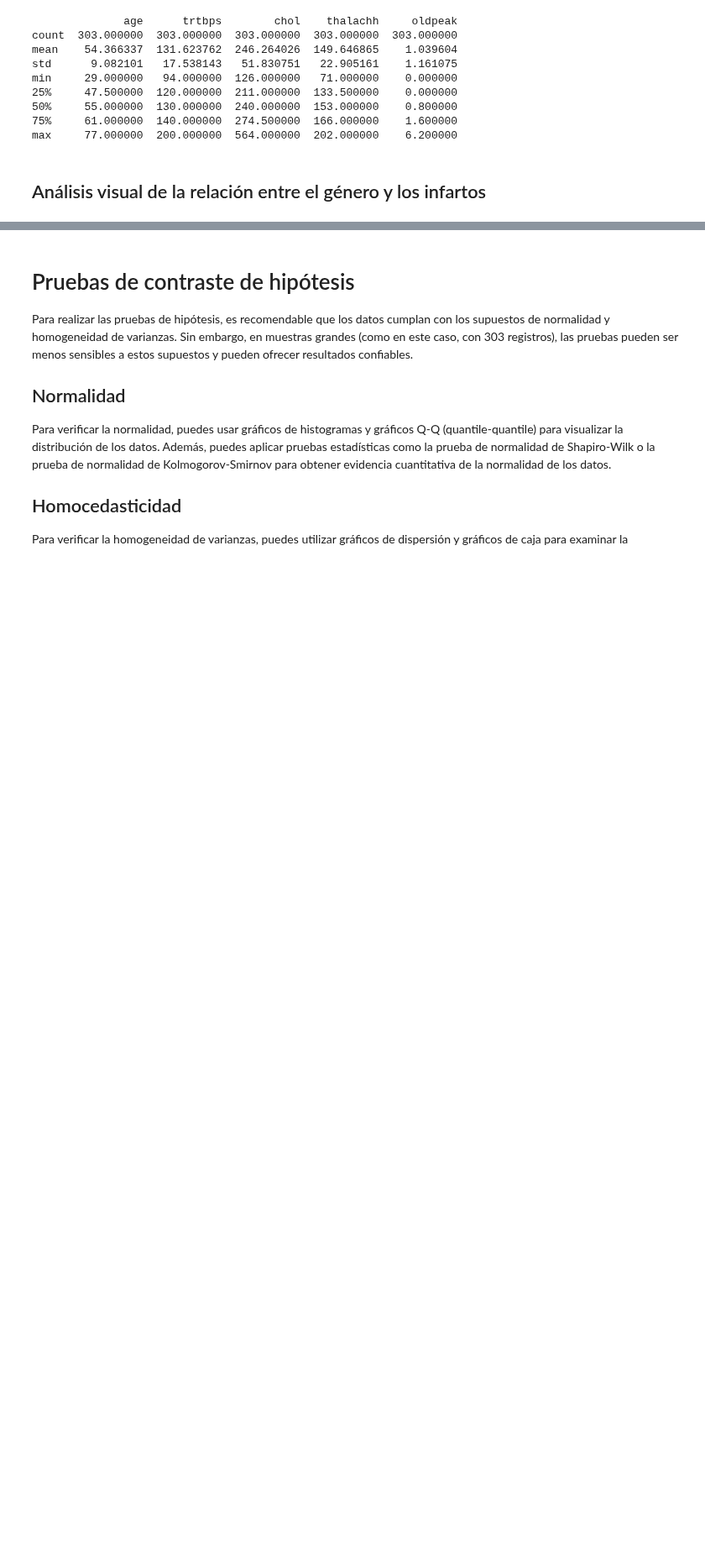
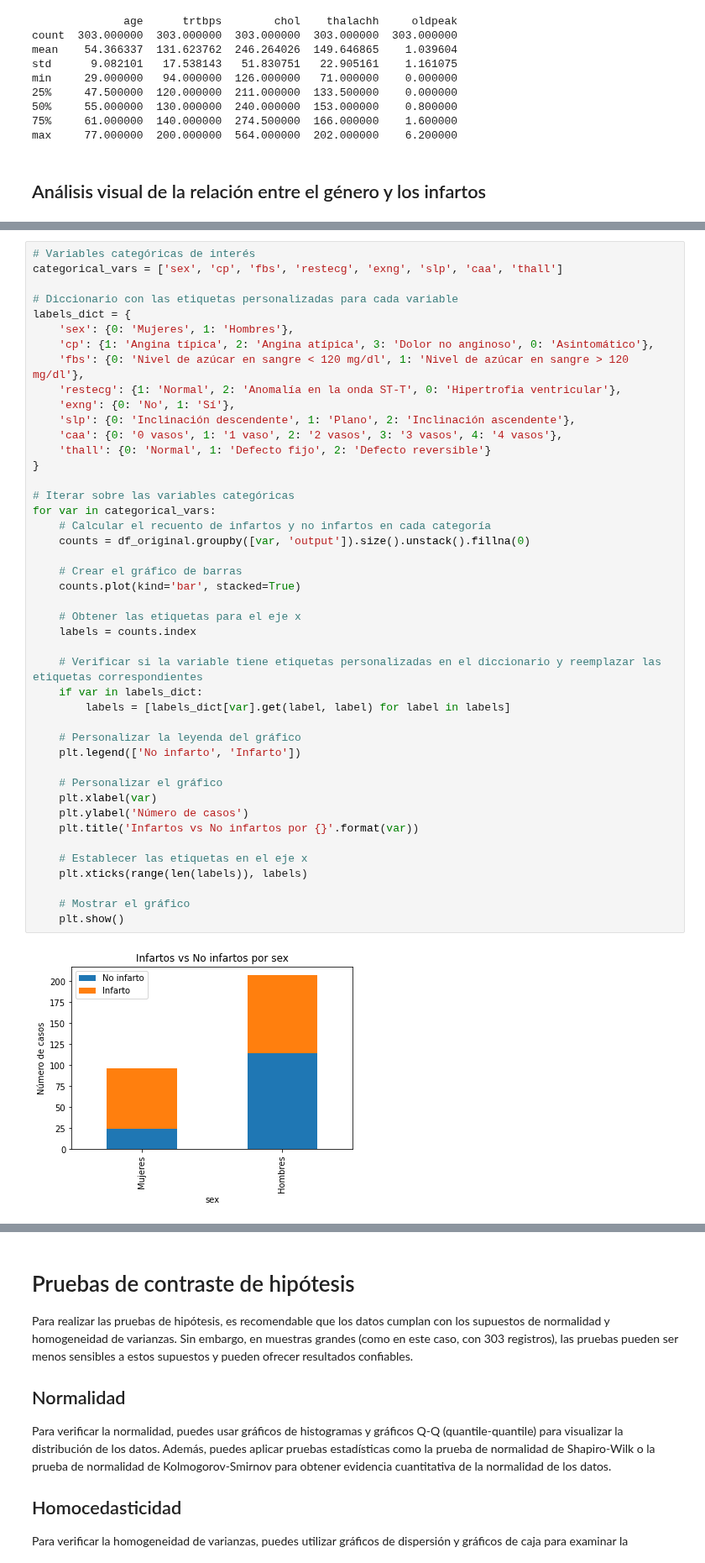
Before and after one commit to OscarTienda/heart-attack-analysis-prection, a Jupyter notebook: code/heart-attack-analysis-prediction.ipynb, the cells around one changed output, grey strips where cells are left out. Shown at 84% size. Drawn from its saved outputs; the diff is of its cells as text; blank space fills up the shorter version.

```diff
--- a/code/heart-attack-analysis-prediction.ipynb
+++ b/code/heart-attack-analysis-prediction.ipynb
@@ -230,0 +199,46 @@ plt.show()
+# %%
+# Variables categóricas de interés
+categorical_vars = ['sex', 'cp', 'fbs', 'restecg', 'exng', 'slp', 'caa', 'thall']
+
+# Diccionario con las etiquetas personalizadas para cada variable
+labels_dict = {
+    'sex': {0: 'Mujeres', 1: 'Hombres'},
+    'cp': {1: 'Angina típica', 2: 'Angina atípica', 3: 'Dolor no anginoso', 0: 'Asintomático'},
+    'fbs': {0: 'Nivel de azúcar en sangre < 120 mg/dl', 1: 'Nivel de azúcar en sangre > 120 mg/dl'},
+    'restecg': {1: 'Normal', 2: 'Anomalía en la onda ST-T', 0: 'Hipertrofia ventricular'},
+    'exng': {0: 'No', 1: 'Sí'},
+    'slp': {0: 'Inclinación descendente', 1: 'Plano', 2: 'Inclinación ascendente'},
+    'caa': {0: '0 vasos', 1: '1 vaso', 2: '2 vasos', 3: '3 vasos', 4: '4 vasos'},
+    'thall': {0: 'Normal', 1: 'Defecto fijo', 2: 'Defecto reversible'}
+}
+
+# Iterar sobre las variables categóricas
+for var in categorical_vars:
+    # Calcular el recuento de infartos y no infartos en cada categoría
+    counts = df_original.groupby([var, 'output']).size().unstack().fillna(0)
+
+    # Crear el gráfico de barras
+    counts.plot(kind='bar', stacked=True)
+
+    # Obtener las etiquetas para el eje x
+    labels = counts.index
+
+    # Verificar si la variable tiene etiquetas personalizadas en el diccionario y reemplazar las etiquetas correspondientes
+    if var in labels_dict:
+        labels = [labels_dict[var].get(label, label) for label in labels]
+
+    # Personalizar la leyenda del gráfico
+    plt.legend(['No infarto', 'Infarto'])
+
+    # Personalizar el gráfico
+    plt.xlabel(var)
+    plt.ylabel('Número de casos')
+    plt.title('Infartos vs No infartos por {}'.format(var))
+
+    # Establecer las etiquetas en el eje x
+    plt.xticks(range(len(labels)), labels)
+
+    # Mostrar el gráfico
+    plt.show()
+# %% [output]
+[figure, added]
```
Also changed, not shown: parts of 6 cells of this notebook.
